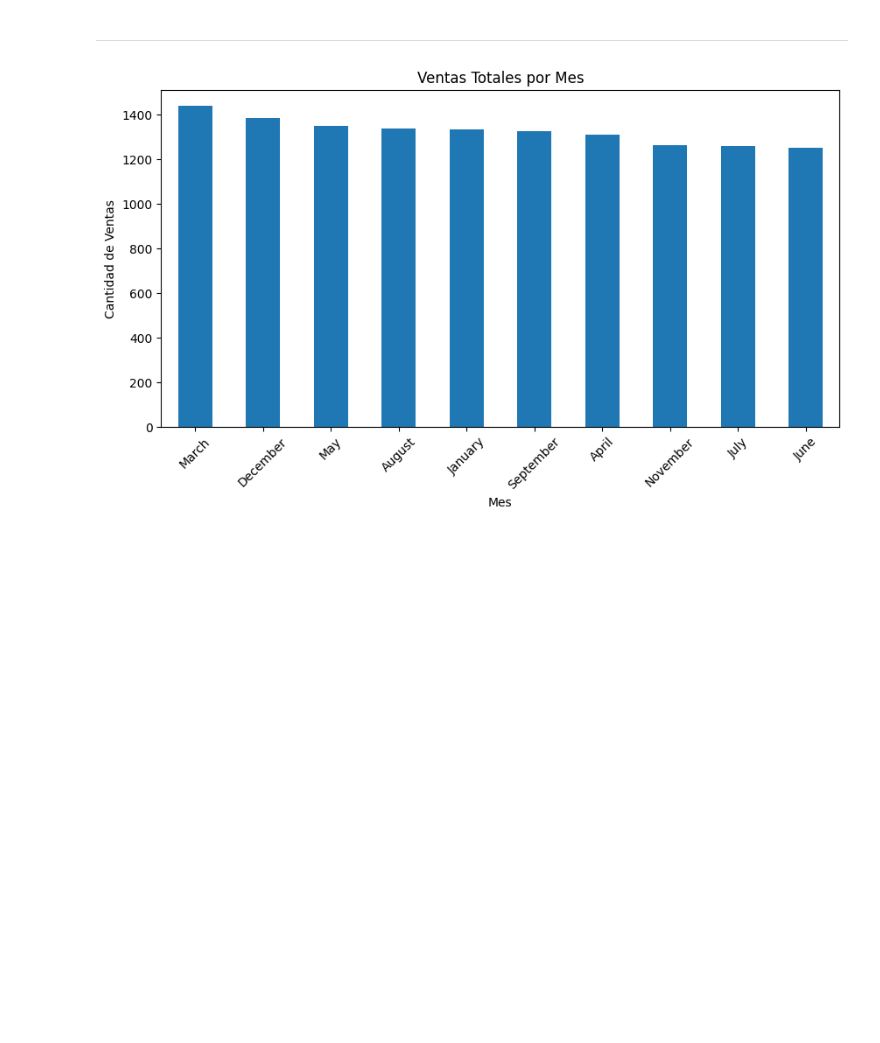
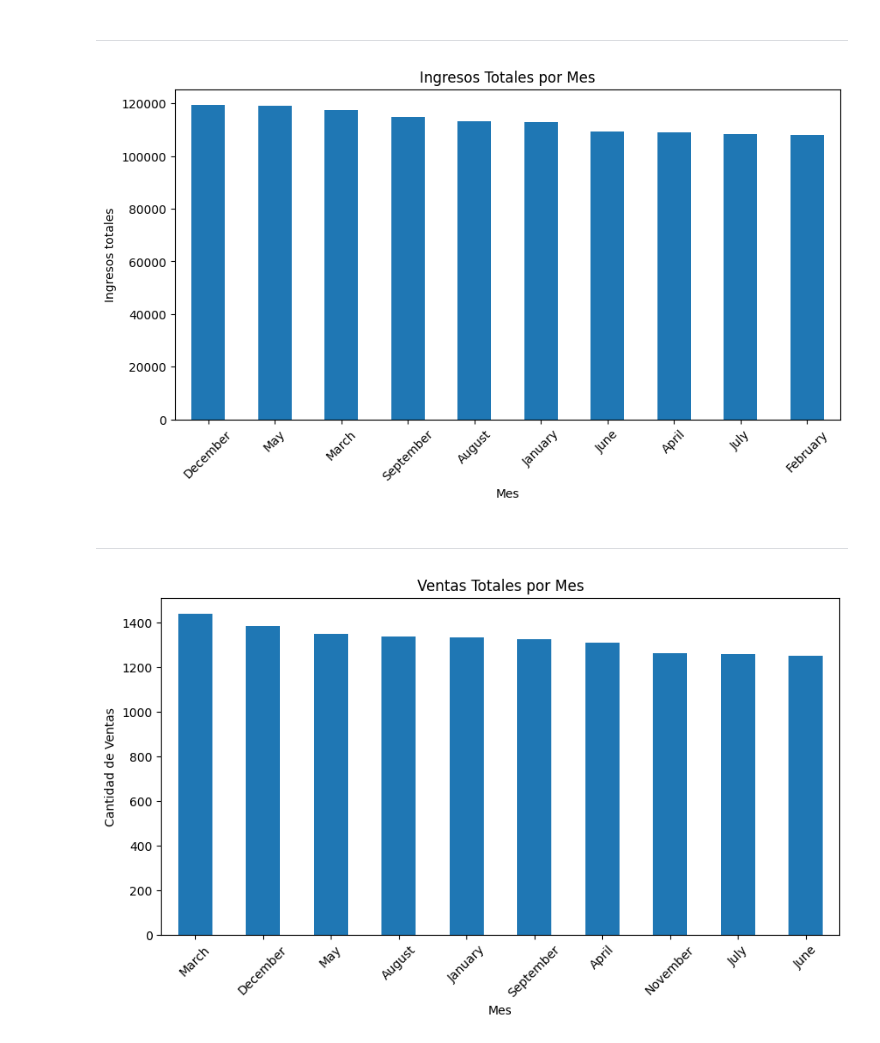
Before and after one commit to David-19960111/Sales-analysis, a Jupyter notebook: notebooks/analisis.ipynb, the cells around one changed output. Drawn from its saved outputs; the diff is of its cells as text; code cells hidden in the pictures; blank space fills up the shorter version.

Commit message:
Total income graph by month

```diff
--- a/notebooks/analisis.ipynb
+++ b/notebooks/analisis.ipynb
@@ -116,6 +116,18 @@ plt.show()
 [figure]
 # %% [markdown]
 -----------------------
+# %%
+ingresos_por_mes = df.groupby('Mes')['Precio'].sum().sort_values(ascending=False)
+plt.figure(figsize=(10,5))
+ingresos_por_mes.head(10).plot(kind='bar')
+plt.title('Ingresos Totales por Mes')
+plt.ylabel('Ingresos totales')
+plt.xticks(rotation=45)
+plt.show()
+# %% [output]
+[figure, added]
+# %% [markdown]
+----------------
 # %%
 precios_por_producto = df.groupby('Mes')['Cantidad'].sum().sort_values(ascending=False)
 plt.figure(figsize=(10, 5))
```
